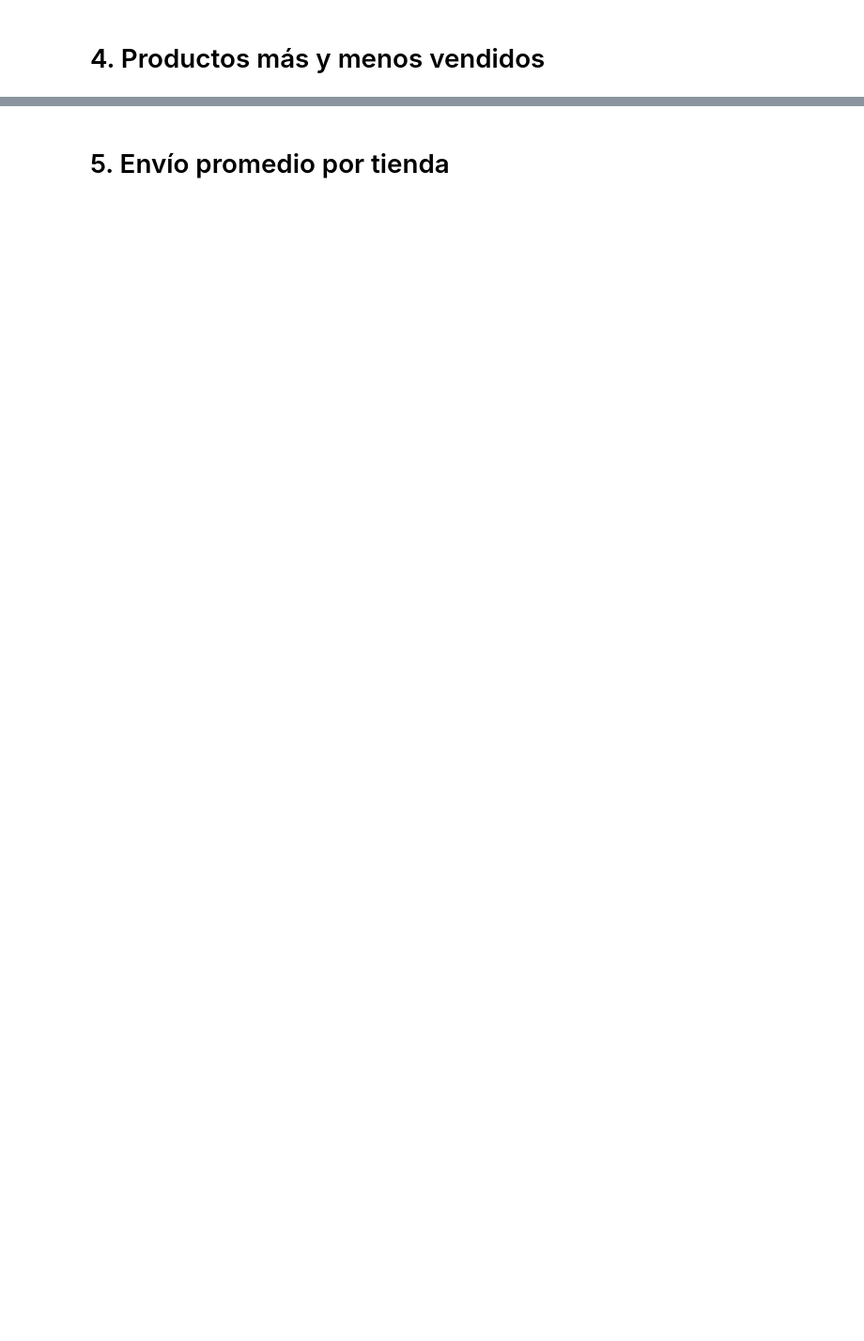
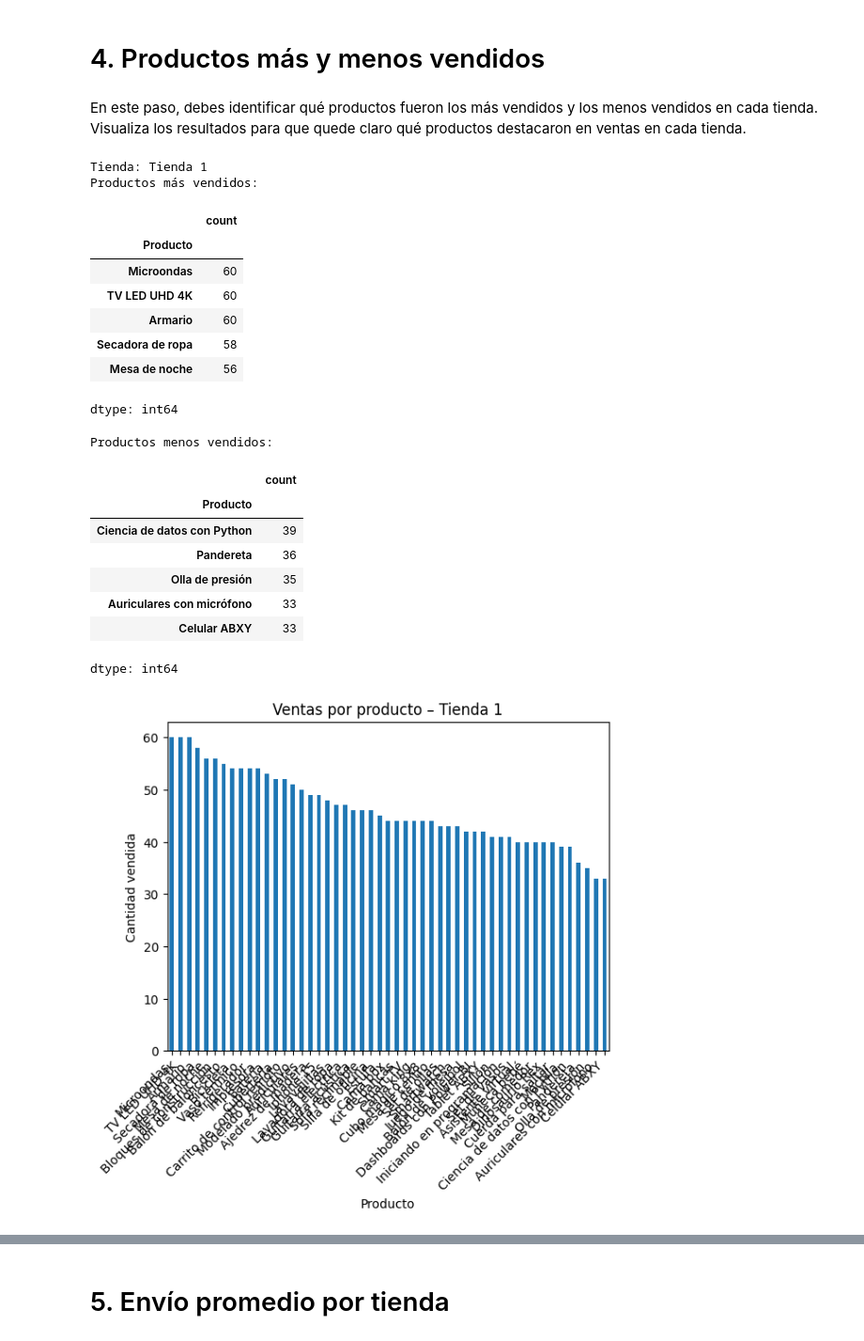
Before and after one commit to Jobe2695/Desaf-o-Alura, a Jupyter notebook: AluraStoreLatam.ipynb, the cells around one changed output, grey strips where cells are left out. Shown at 94% size. Cells and saved outputs as stored; diff of their text form; code cells hidden in the pictures; blank space fills up the shorter version.

```diff
--- a/AluraStoreLatam.ipynb
+++ b/AluraStoreLatam.ipynb
@@ -176,2 +176,45 @@ pcalificacion4
 # %% [markdown]
 # 4. Productos más y menos vendidos
+# %% [markdown]
+En este paso, debes identificar qué productos fueron los más vendidos y los menos vendidos en cada tienda. Visualiza los resultados para que quede claro qué productos destacaron en ventas en cada tienda.
+# %%
+def ventas_por_tienda(df, nombre_tienda):
+    ventas = df["Producto"].value_counts()
+
+    print(f"\nTienda: {nombre_tienda}")
+    print("Productos más vendidos:")
+    display(ventas.head(5))  # top 5
+
+    print("\nProductos menos vendidos:")
+    display(ventas.tail(5))
+
+    # Visualización
+    ventas.plot(kind="bar")
+    plt.title(f"Ventas por producto – {nombre_tienda}")
+    plt.ylabel("Cantidad vendida")
+    plt.xlabel("Producto")
+    plt.xticks(rotation=45, ha='right')
+    plt.show()
+# %%
+ventas_por_tienda(tienda, "Tienda 1")
+# %% [output]
+Tienda: Tienda 1
+Productos más vendidos:
+|  | count |
+| Producto |  |
+| Microondas | 60 |
+| TV LED UHD 4K | 60 |
+| Armario | 60 |
+| Secadora de ropa | 58 |
+| Mesa de noche | 56 |
+dtype: int64
+Productos menos vendidos:
+|  | count |
+| Producto |  |
+| Ciencia de datos con Python | 39 |
+| Pandereta | 36 |
+| Olla de presión | 35 |
+| Auriculares con micrófono | 33 |
+| Celular ABXY | 33 |
+dtype: int64
+[figure, added]
```
Also changed, not shown: parts of 7 cells of this notebook.
